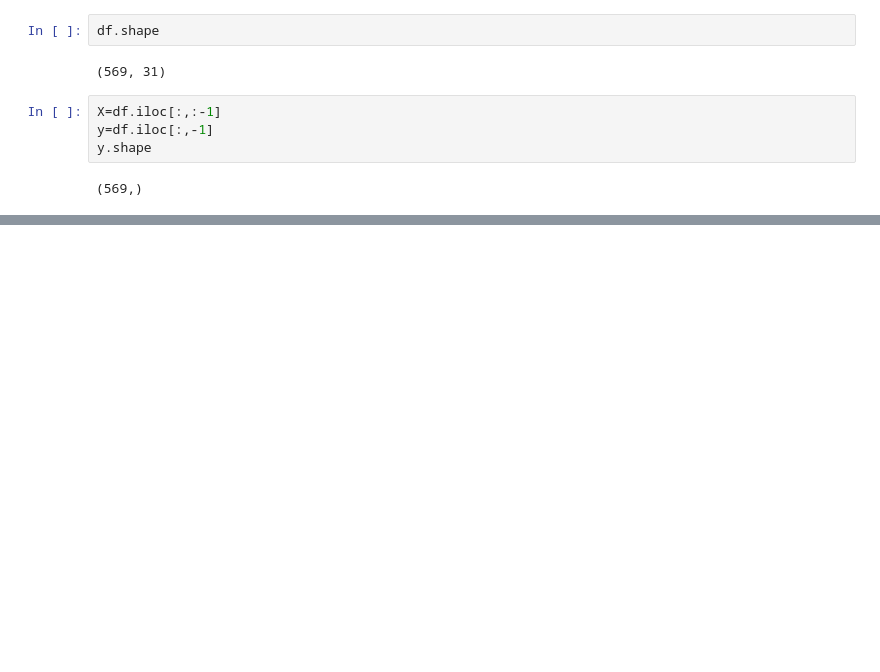
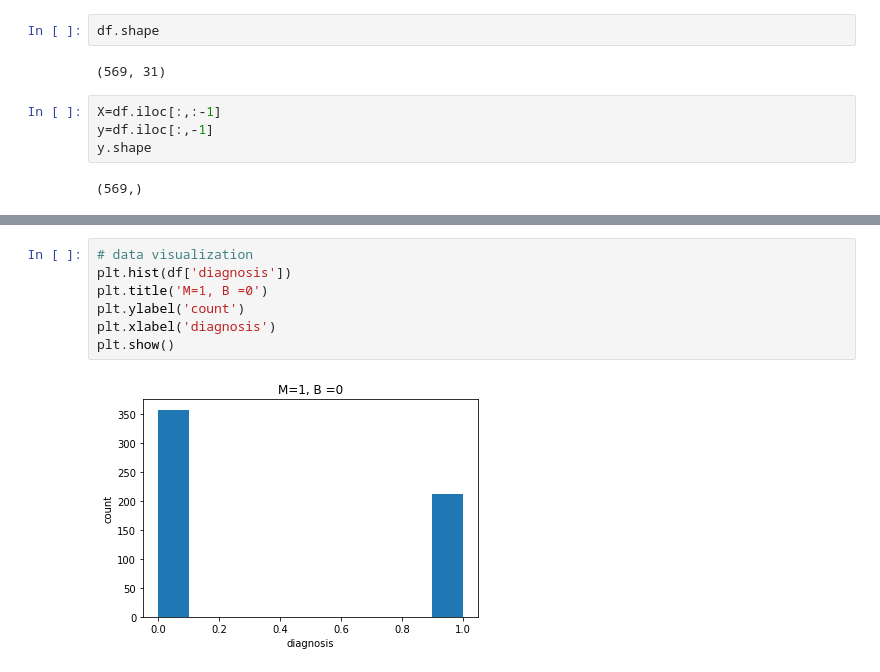
Before and after one commit to yoyongbo/ML_AS1, a Jupyter notebook: ML_assignment1/Assignment1.ipynb, the cells around one changed output, grey strips where cells are left out. Drawn from its saved outputs; the diff is of its cells as text; blank space fills up the shorter version.

Commit message:
visual

```diff
--- a/ML_assignment1/Assignment1.ipynb
+++ b/ML_assignment1/Assignment1.ipynb
@@ -106,0 +80,9 @@ accuracy_score(y_test, y_pred)
+# %%
+# data visualization
+plt.hist(df['diagnosis'])
+plt.title('M=1, B =0')
+plt.ylabel('count')
+plt.xlabel('diagnosis')
+plt.show()
+# %% [output]
+[figure, added]
```
Also changed, not shown: parts of 13 cells of this notebook.
